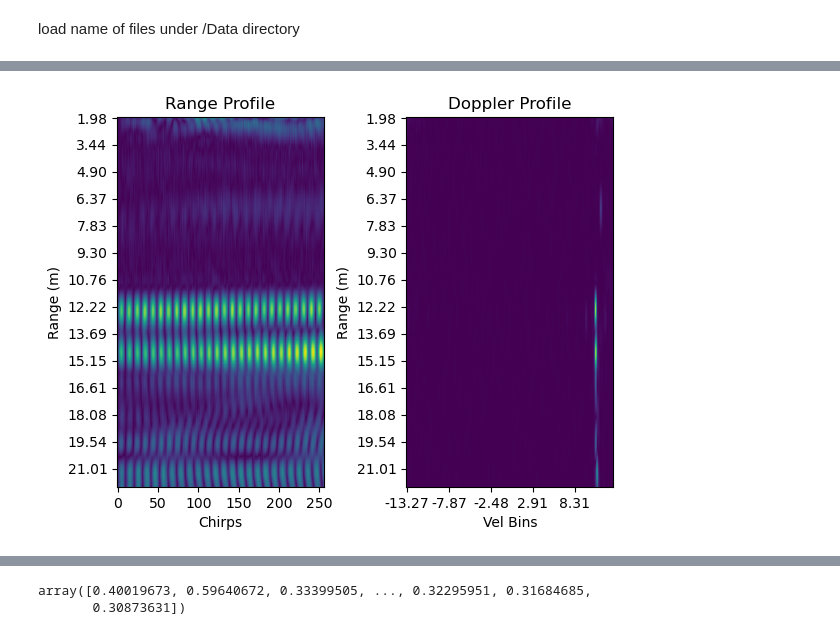
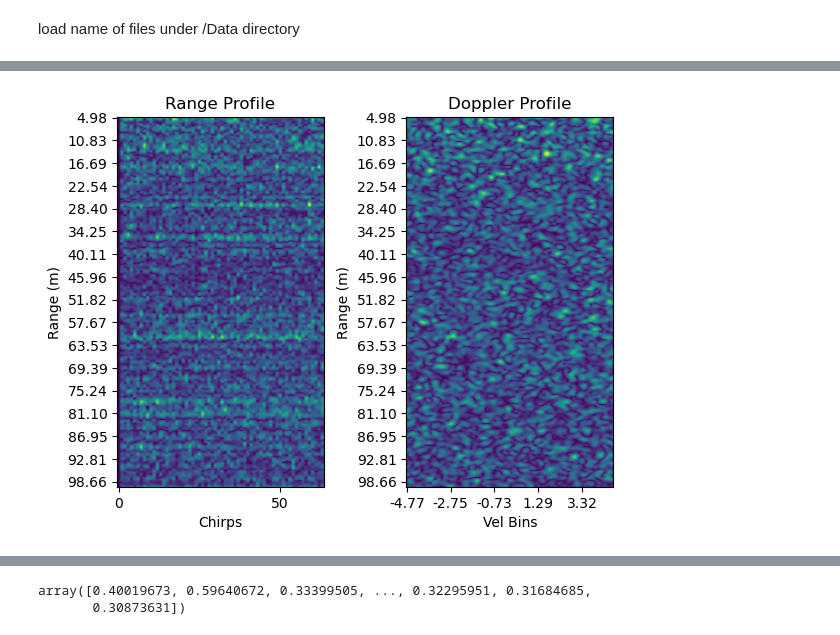
Before and after one commit to rokubo2/mmetro, a Jupyter notebook: mmetro_python.ipynb, the cells around one changed output, grey strips where cells are left out. Cells and saved outputs as stored; diff of their text form; code cells hidden in the pictures.

```diff
--- a/mmetro_python.ipynb
+++ b/mmetro_python.ipynb
@@ -16,10 +16,10 @@ from scipy import signal
 # %% [markdown]
 setting up global constants
 # %%
-maxRange = 22
-chirpDur = 125
+maxRange = 100
+chirpDur = 500
 c0 = speed_of_light
-switchPer = 625-6
+switchPer = 2500e-6
 modF = 1 / (2 * switchPer)
 modDuty = 50
 fs = 1.0e6
@@ -39,6 +37,7 @@ def hanning(M, *varargin):
 load name of files under /Data directory
 # %%
 dir = '/Users/ryuokubo/mmetro/Data/'
-names = [x for x in glob.glob(dir + '*ryu_motion4-24GHz.pickle')]
+names = [x for x in glob.glob(dir + '*test4*.pickle')]
 names.sort()
-pprint(names)
+range_reading = [8,16,24,24,24,16,18,21,21,21,21,21,18,21,24,21,21,21,35,40,40,35,35,35,30,30,25,
+                 30,30,30,32,35,37,37,40,40,42,40,40,42,42,42]
@@ -59,7 +51,7 @@ def get_RP_RD(data_snapshot, cfg, nFFT, nFFT_vel):
     vRange = np.arange(nFFT) / nFFT * fs * c0 / (2*kf)
     fc = (cfg['fStop'] + cfg['fStrt']) / 2
 
-    RMin = 2
+    RMin = 7
     RMax = min(maxRange, (N / TRampUp) * c0 / (4 * 250e6 / TRampUp))
     RMinIdx = np.argmin(np.abs(vRange - RMin))
     RMaxIdx = np.argmin(np.abs(vRange - RMax))
@@ -108,8 +100,12 @@ def plot_doppler(file_name, frame_idx, save_fig = False, save_RD_norm = False, s
 
     # normalize RD for plotting
     RD = RD[:,cut:-cut]
-    RD_diff = np.abs(RD) - np.min(np.abs(RD))
-    RD_norm = RD_diff / np.max(np.abs(RD))
+    RD_diff = np.zeros(RD.shape)
+    RD_norm = np.zeros(RD.shape)
+    for i in range(RD.shape[0]):
+        RD_diff[i,:] = np.abs(RD[i,:]) - np.min(np.abs(RD[i,:]))
+        RD_norm[i,:] = RD_diff[i,:] / np.max(np.abs(RD[i,:]))
+
 #     RD_norm[RD_norm < 0.3] = 0
 #     RD_norm = RD
 
@@ -222,4 +263,4 @@ def get_timestamps(data_raw):
 # %%
-plot_doppler(names[1], 102, save_fig = True, save_RD_norm = True, cut=5)
+plot_doppler(names[9], 12, save_fig = True, save_RD_norm = True, cut=10)
 # %% [output]
-[figure, old version]
+[figure, new version]
```
Also changed, not shown: parts of 17 cells of this notebook, 2 other files.
